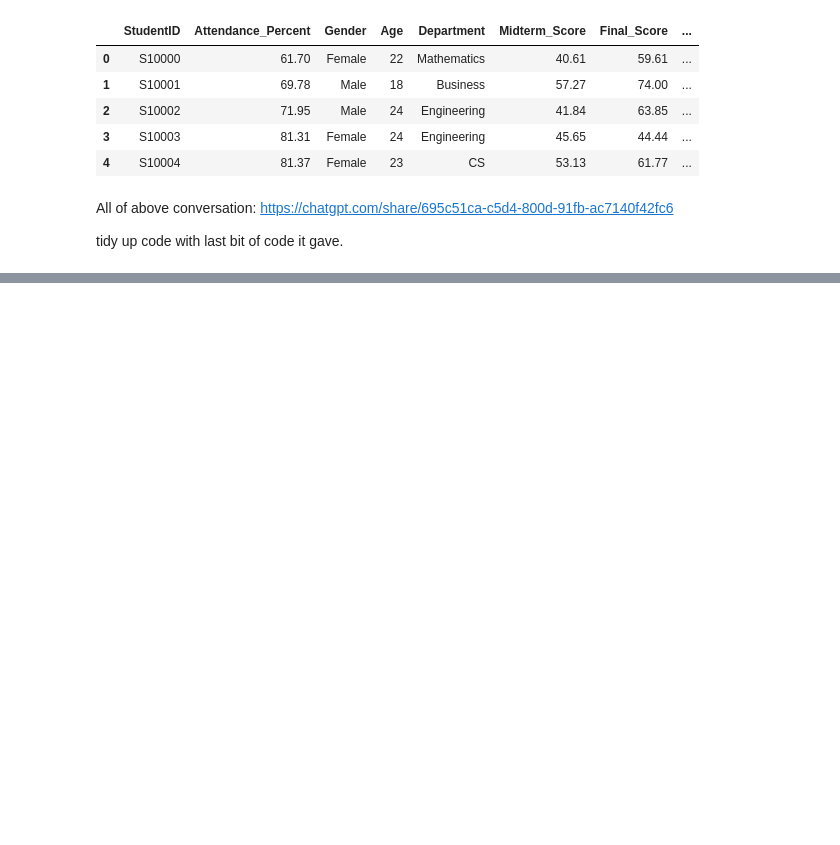
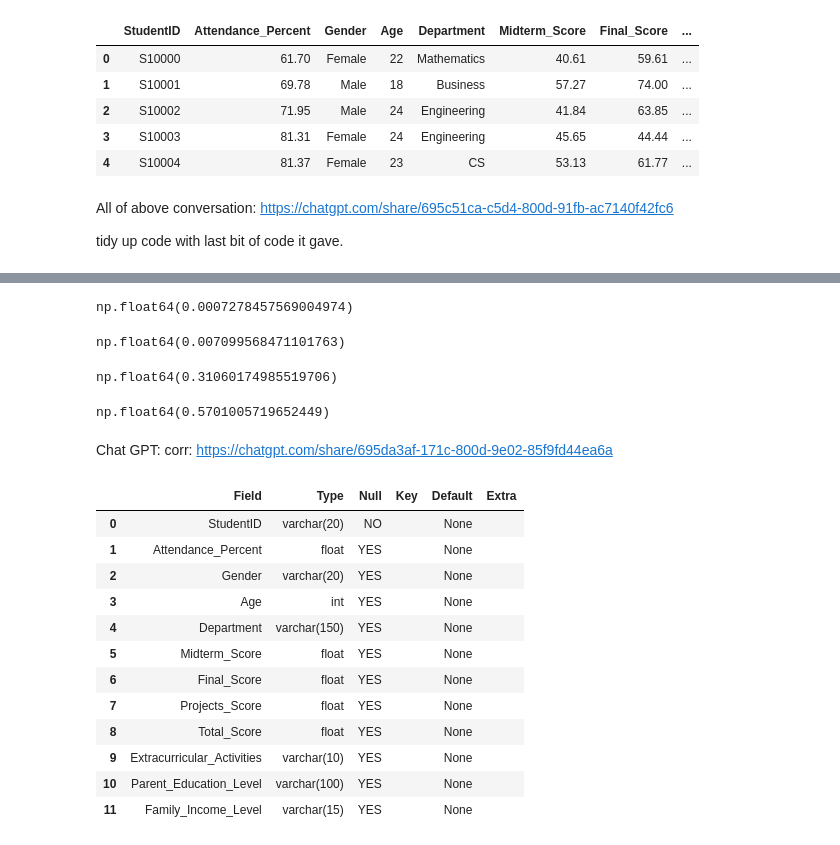
Before and after one commit to seasid3/programming-for-data-analytics-project, a Jupyter notebook: student_outcomes.ipynb, the cells around one changed output, grey strips where cells are left out. Cells and saved outputs as stored; diff of their text form; code cells hidden in the pictures; blank space fills up the shorter version.

```diff
--- a/student_outcomes.ipynb
+++ b/student_outcomes.ipynb
@@ -100,0 +267,70 @@ tidy up code with last bit of code it gave.
+# %%
+query = """
+SELECT Attendance_Percent, total_score
+FROM merged_students
+WHERE Attendance_Percent IS NOT NULL AND total_score IS NOT NULL
+"""
+
+df = pd.read_sql(query, engine)
+
+correlation = df["Attendance_Percent"].corr(df["total_score"])
+correlation
+# %% [output]
+np.float64(0.0007278457569004974)
+# %%
+query = """
+SELECT Age, total_score
+FROM merged_students
+WHERE Age IS NOT NULL AND total_score IS NOT NULL
+"""
+
+df = pd.read_sql(query, engine)
+
+correlation = df["Age"].corr(df["total_score"])
+correlation
+# %% [output]
+np.float64(0.007099568471101763)
+# %%
+query = """
+SELECT Midterm_Score, total_score
+FROM merged_students
+WHERE Midterm_Score IS NOT NULL AND total_score IS NOT NULL
+"""
+
+df = pd.read_sql(query, engine)
+
+correlation = df["Midterm_Score"].corr(df["total_score"])
+correlation
+# %% [output]
+np.float64(0.31060174985519706)
+# %%
+query = """
+SELECT Projects_Score, total_score
+FROM merged_students
+WHERE Projects_Score IS NOT NULL AND total_score IS NOT NULL
+"""
+
+df = pd.read_sql(query, engine)
+
+correlation = df["Projects_Score"].corr(df["total_score"])
+correlation
+# %% [output]
+np.float64(0.5701005719652449)
+# %% [markdown]
+Chat GPT: corr: https://chatgpt.com/share/695da3af-171c-800d-9e02-85f9fd44ea6a
+# %%
+pd.read_sql("DESCRIBE merged_students;", engine)
+# %% [output]
+|  | Field | Type | Null | Key | Default | Extra |
+| 0 | StudentID | varchar(20) | NO |  | None |  |
+| 1 | Attendance_Percent | float | YES |  | None |  |
+| 2 | Gender | varchar(20) | YES |  | None |  |
+| 3 | Age | int | YES |  | None |  |
+| 4 | Department | varchar(150) | YES |  | None |  |
+| 5 | Midterm_Score | float | YES |  | None |  |
+| 6 | Final_Score | float | YES |  | None |  |
+| 7 | Projects_Score | float | YES |  | None |  |
+| 8 | Total_Score | float | YES |  | None |  |
+| 9 | Extracurricular_Activities | varchar(10) | YES |  | None |  |
+| 10 | Parent_Education_Level | varchar(100) | YES |  | None |  |
+| 11 | Family_Income_Level | varchar(15) | YES |  | None |  |
```
Also changed, not shown: parts of 20 cells of this notebook.
